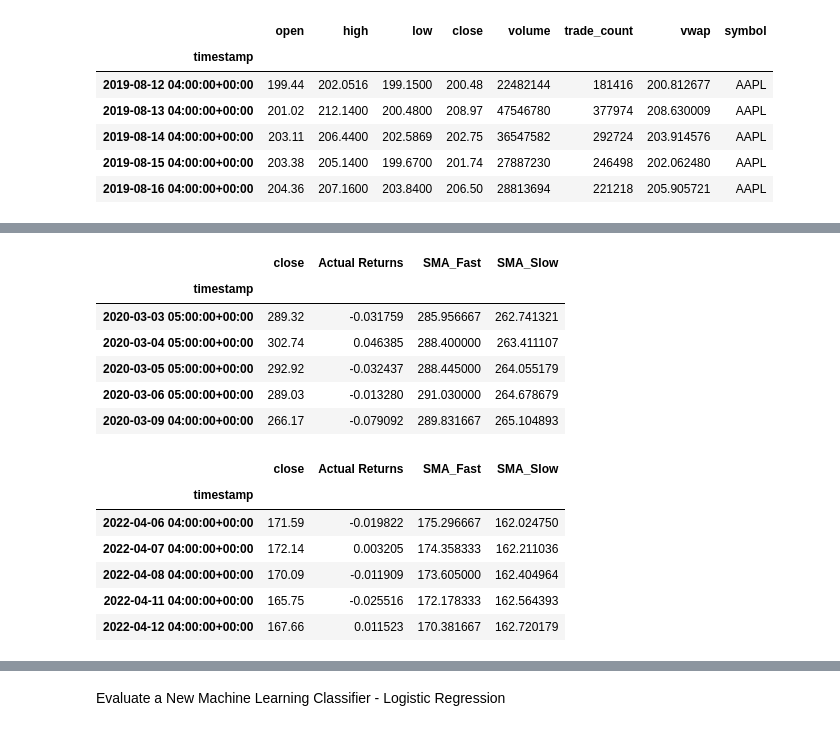
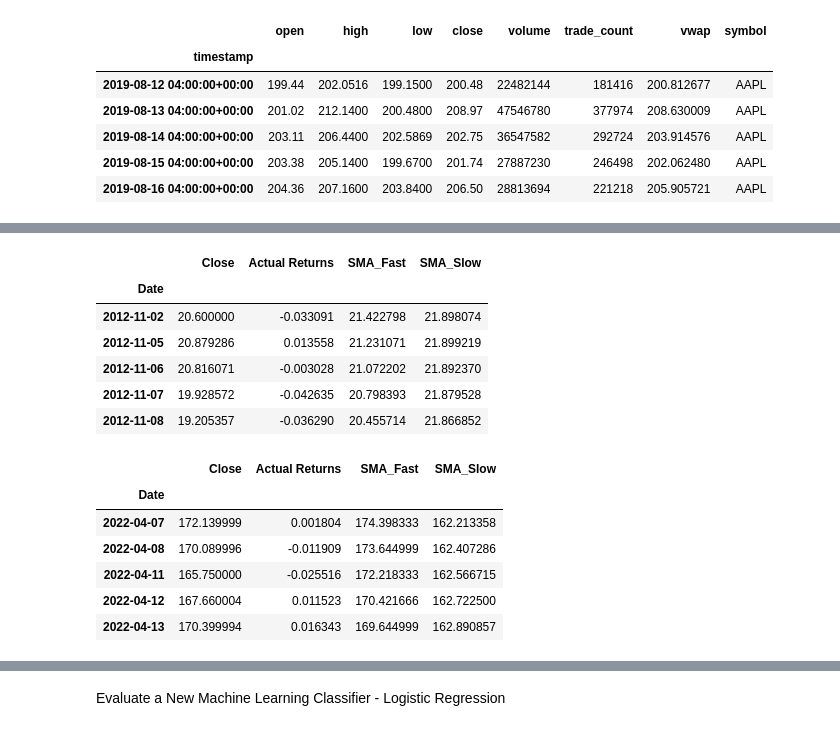
Before and after one commit to lariannrupp/Machine_Learning_Algorithmic_Trading_Bot, a Jupyter notebook: TechSector_Trade_Bot.ipynb, the cells around one changed output, grey strips where cells are left out. Saved outputs shown, nothing was run; the diff lists cells and outputs as text; code cells hidden in the pictures.

```diff
--- a/TechSector_Trade_Bot.ipynb
+++ b/TechSector_Trade_Bot.ipynb
@@ -55,10 +56,10 @@ alpaca = tradeapi.REST(
 # Create the list for the required tickers
 tickers = ["AAPL"]
 # %%
-# Set the values for start_date and end_date using the pd.Timestamp function
-# The start and end data should be 2019-05-01 to 2020-05-01
-# Set the parameter tz to "America/New_York",
-# Set this all to the ISO format by calling the isoformat function
-start_date = pd.Timestamp("2019-08-12", tz="America/New_York").isoformat()
-end_date = pd.Timestamp("2022-04-12", tz="America/New_York").isoformat()
+# # Set the values for start_date and end_date using the pd.Timestamp function
+# # The start and end data should be 2019-05-01 to 2020-05-01
+# # Set the parameter tz to "America/New_York",
+# # Set this all to the ISO format by calling the isoformat function
+# start_date = pd.Timestamp("2019-08-12", tz="America/New_York").isoformat()
+# end_date = pd.Timestamp("2022-04-12", tz="America/New_York").isoformat()
 # %%
@@ -82,3 +83,13 @@ prices_df.head()
 | 2019-08-14 04:00:00+00:00 | 203.11 | 206.4400 | 202.5869 | 202.75 | 36547582 | 292724 | 203.914576 | AAPL |
 | 2019-08-15 04:00:00+00:00 | 203.38 | 205.1400 | 199.6700 | 201.74 | 27887230 | 246498 | 202.062480 | AAPL |
 | 2019-08-16 04:00:00+00:00 | 204.36 | 207.1600 | 203.8400 | 206.50 | 28813694 | 221218 | 205.905721 | AAPL |
+# %%
+def getYahooStockData(ticker):
+  end_date = pd.to_datetime('today').normalize()
+  start_date = '2012-04-13'
+  result_df = yf.download(ticker, start=start_date,  end=end_date,  progress=False )
+  return result_df
+
+# sample usage
+prices_df = getYahooStockData("AAPL")
+prices_df
@@ -85,9 +111,9 @@ prices_df.head()
 # %%
 # Filter the date index and close columns
-signals_df = prices_df.loc[:, ["close"]]
+signals_df = prices_df.loc[:, ["Close"]]
 
 # Use the pct_change function to generate  returns from close prices
-signals_df["Actual Returns"] = signals_df["close"].pct_change()
+signals_df["Actual Returns"] = signals_df["Close"].pct_change()
 
 # Drop all NaN values from the DataFrame
 signals_df = signals_df.dropna()
@@ -113,32 +139,32 @@ display(signals_df.tail())
 # %%
 # Set the short window and long window
 short_window = 6
 long_window = 140
 
 # Generate the fast and slow simple moving averages (4 and 100 days, respectively)
-signals_df['SMA_Fast'] = signals_df['close'].rolling(window=short_window).mean()
-signals_df['SMA_Slow'] = signals_df['close'].rolling(window=long_window).mean()
+signals_df['SMA_Fast'] = signals_df['Close'].rolling(window=short_window).mean()
+signals_df['SMA_Slow'] = signals_df['Close'].rolling(window=long_window).mean()
 
 signals_df = signals_df.dropna()
 
 # Review the DataFrame
 display(signals_df.head())
 display(signals_df.tail())
 # %% [output]
-|  | close | Actual Returns | SMA_Fast | SMA_Slow |
-| timestamp |  |  |  |  |
-| 2020-03-03 05:00:00+00:00 | 289.32 | -0.031759 | 285.956667 | 262.741321 |
-| 2020-03-04 05:00:00+00:00 | 302.74 | 0.046385 | 288.400000 | 263.411107 |
-| 2020-03-05 05:00:00+00:00 | 292.92 | -0.032437 | 288.445000 | 264.055179 |
-| 2020-03-06 05:00:00+00:00 | 289.03 | -0.013280 | 291.030000 | 264.678679 |
-| 2020-03-09 04:00:00+00:00 | 266.17 | -0.079092 | 289.831667 | 265.104893 |
+|  | Close | Actual Returns | SMA_Fast | SMA_Slow |
+| Date |  |  |  |  |
+| 2012-11-02 | 20.600000 | -0.033091 | 21.422798 | 21.898074 |
+| 2012-11-05 | 20.879286 | 0.013558 | 21.231071 | 21.899219 |
+| 2012-11-06 | 20.816071 | -0.003028 | 21.072202 | 21.892370 |
+| 2012-11-07 | 19.928572 | -0.042635 | 20.798393 | 21.879528 |
+| 2012-11-08 | 19.205357 | -0.036290 | 20.455714 | 21.866852 |
-|  | close | Actual Returns | SMA_Fast | SMA_Slow |
-| timestamp |  |  |  |  |
-| 2022-04-06 04:00:00+00:00 | 171.59 | -0.019822 | 175.296667 | 162.024750 |
-| 2022-04-07 04:00:00+00:00 | 172.14 | 0.003205 | 174.358333 | 162.211036 |
-| 2022-04-08 04:00:00+00:00 | 170.09 | -0.011909 | 173.605000 | 162.404964 |
-| 2022-04-11 04:00:00+00:00 | 165.75 | -0.025516 | 172.178333 | 162.564393 |
-| 2022-04-12 04:00:00+00:00 | 167.66 | 0.011523 | 170.381667 | 162.720179 |
+|  | Close | Actual Returns | SMA_Fast | SMA_Slow |
+| Date |  |  |  |  |
+| 2022-04-07 | 172.139999 | 0.001804 | 174.398333 | 162.213358 |
+| 2022-04-08 | 170.089996 | -0.011909 | 173.644999 | 162.407286 |
+| 2022-04-11 | 165.750000 | -0.025516 | 172.218333 | 162.566715 |
+| 2022-04-12 | 167.660004 | 0.011523 | 170.421666 | 162.722500 |
+| 2022-04-13 | 170.399994 | 0.016343 | 169.644999 | 162.890857 |
 # %%
 # Initialize the new Signal column
 signals_df['Signal'] = 0.0
```
Also changed, not shown: parts of 33 cells of this notebook.
